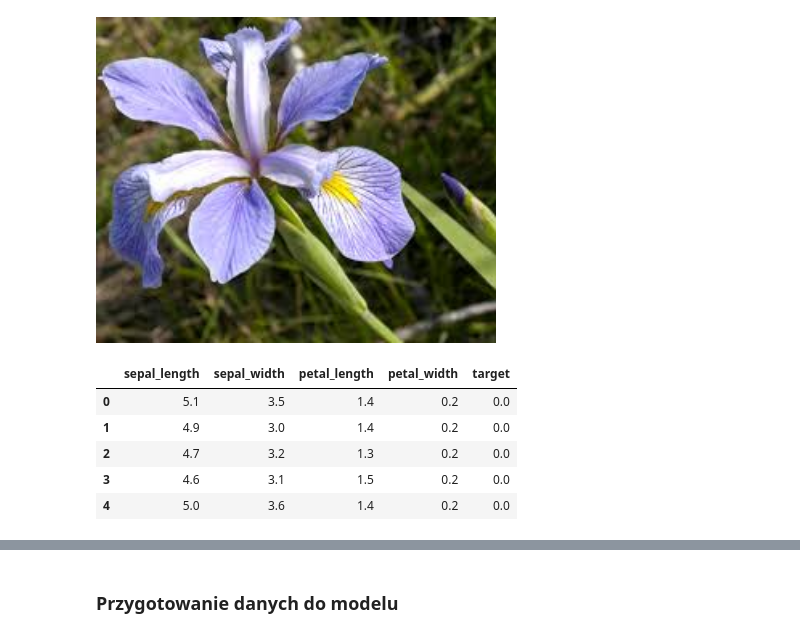
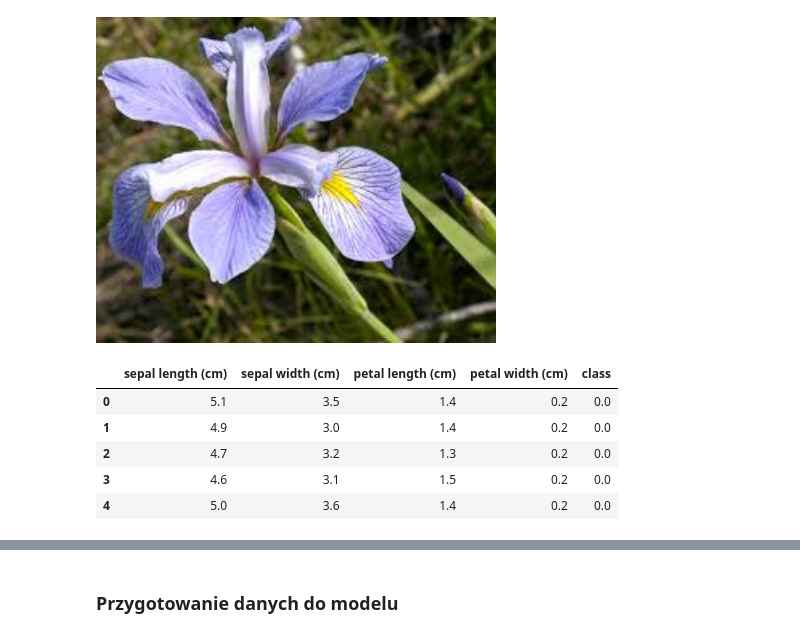
Before and after one commit to adalbertii/Modele---klasyfikacyjne, a Jupyter notebook: 04_decision_tree.ipynb, the cells around one changed output, grey strips where cells are left out. Saved outputs shown, nothing was run; the diff lists cells and outputs as text; code cells hidden in the pictures.

```diff
--- a/04_decision_tree.ipynb
+++ b/04_decision_tree.ipynb
@@ -144,10 +119,10 @@ Image(filename = 'Iris_virginica.jpg', width=400)
 # %% [output]
 [figure]
 # %%
-df = pd.DataFrame(data=np.c_[data, target], columns=feature_names + ['target'])
+df = pd.DataFrame(data=np.c_[data, target], columns=all_data['feature_names'] + ['class'])
 df.head()
 # %% [output]
-|  | sepal_length | sepal_width | petal_length | petal_width | target |
+|  | sepal length (cm) | sepal width (cm) | petal length (cm) | petal width (cm) | class |
 | 0 | 5.1 | 3.5 | 1.4 | 0.2 | 0.0 |
 | 1 | 4.9 | 3.0 | 1.4 | 0.2 | 0.0 |
 | 2 | 4.7 | 3.2 | 1.3 | 0.2 | 0.0 |
```
Also changed, not shown: parts of 21 cells of this notebook.
